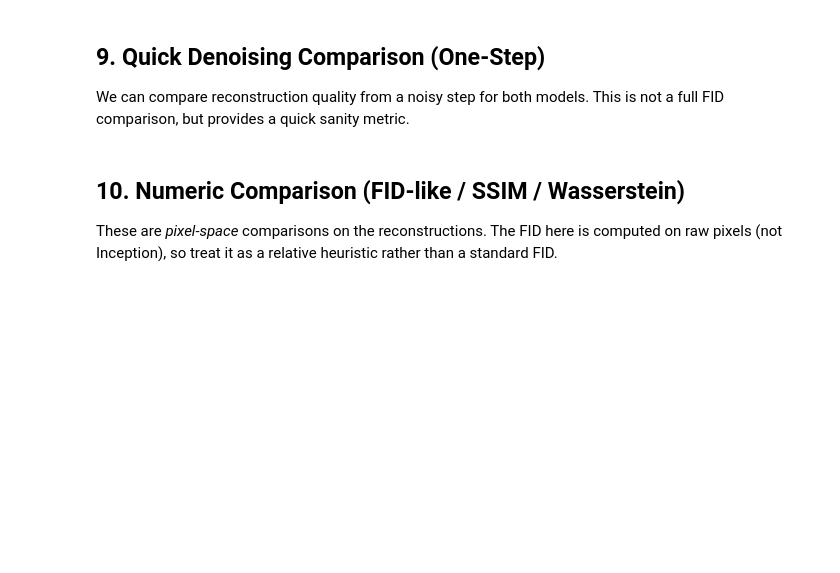
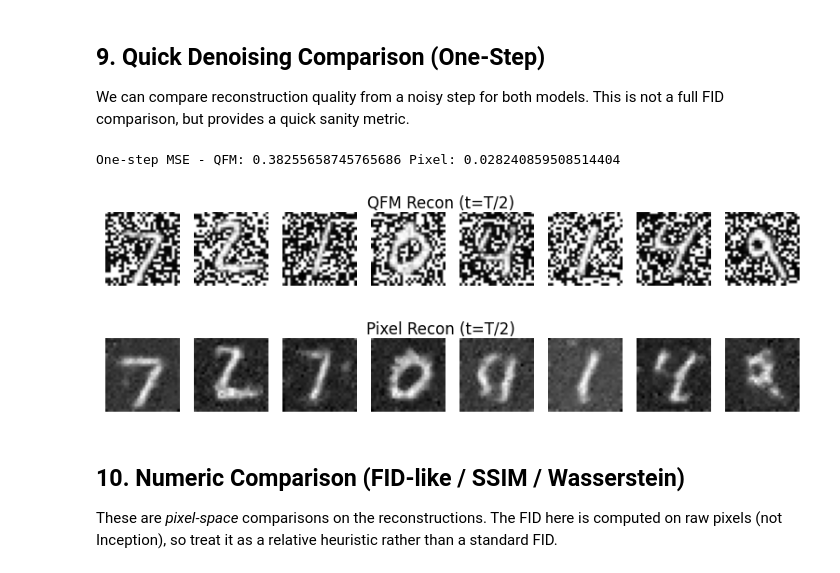
Before and after one commit to mashathepotato/GSoC-Quantum-Diffusion-Model, a Jupyter notebook: notebooks/quantum/hybrid_dm.ipynb, the cells around one changed output. Saved outputs shown, nothing was run; the diff lists cells and outputs as text; code cells hidden in the pictures; blank space fills up the shorter version.

```diff
--- a/notebooks/quantum/hybrid_dm.ipynb
+++ b/notebooks/quantum/hybrid_dm.ipynb
@@ -336,31 +385,34 @@ This is not a full FID comparison, but provides a quick sanity metric.
 # %%
 @torch.no_grad()
 def one_step_recon(model, x0):
     t = torch.full((x0.shape[0],), T // 2, device=device, dtype=torch.long)
     noise = torch.randn_like(x0)
     x_t = q_sample(x0, t, noise)
     pred_noise = model(x_t, t)
     x0_hat = predict_x0_from_noise(x_t, t, pred_noise)
     return x0_hat
 
 val_batch = val_x[:64].to(device)
 
 # QFM space reconstruction
 val_enc = qfm_encode(val_batch)
 rec_enc = one_step_recon(model_qfm, val_enc)
-if project_qfm:
-    rec_enc = project_to_circle(rec_enc)
+rec_enc = project_to_circle(rec_enc)
 rec_img = qfm_decode(rec_enc)
 
 # Pixel space reconstruction
 rec_px = one_step_recon(model_px, val_batch)
 
 mse_qfm = F.mse_loss(rec_img, val_batch).item()
 mse_px = F.mse_loss(rec_px, val_batch).item()
 
 print('One-step MSE - QFM:', mse_qfm, 'Pixel:', mse_px)
 show_grid(rec_img, n=8, title='QFM Recon (t=T/2)')
 show_grid(rec_px, n=8, title='Pixel Recon (t=T/2)')
+# %% [output]
+One-step MSE - QFM: 0.38255658745765686 Pixel: 0.028240859508514404
+[figure, added]
+[figure, added]
 # %% [markdown]
 ## 10. Numeric Comparison (FID-like / SSIM / Wasserstein)
 These are *pixel-space* comparisons on the reconstructions. The FID here is computed on raw pixels (not Inception),
```
Also changed, not shown: parts of 11 cells of this notebook.
